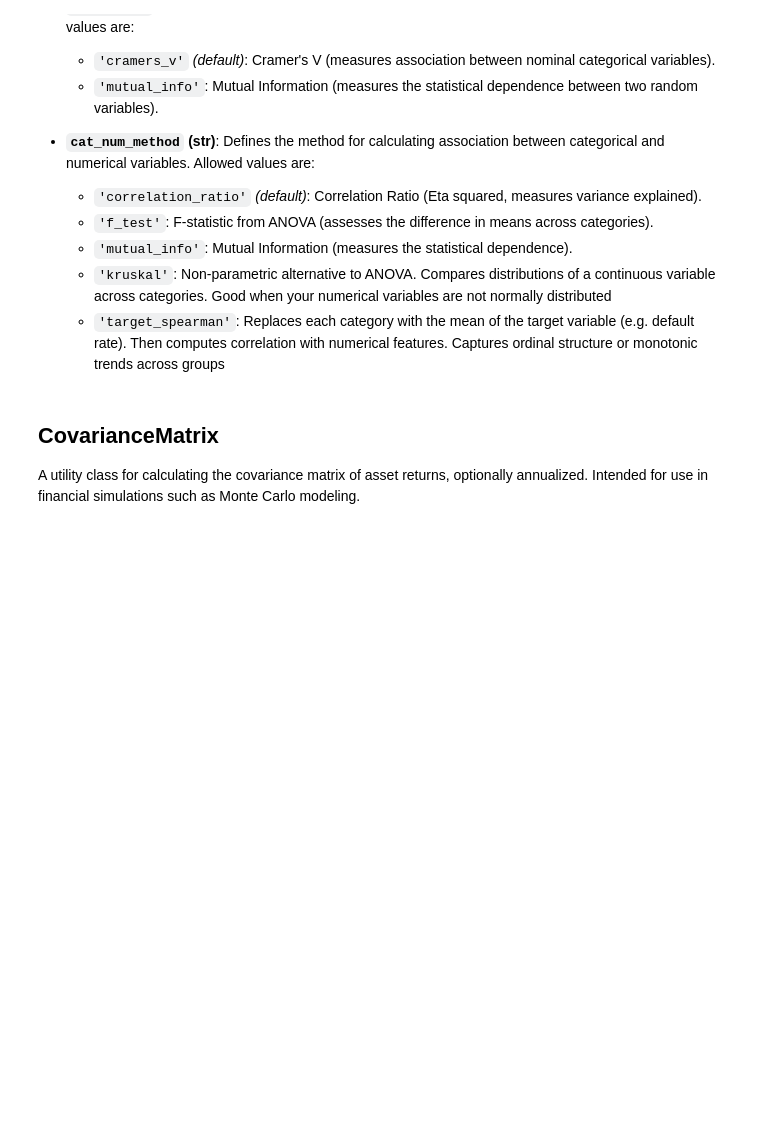
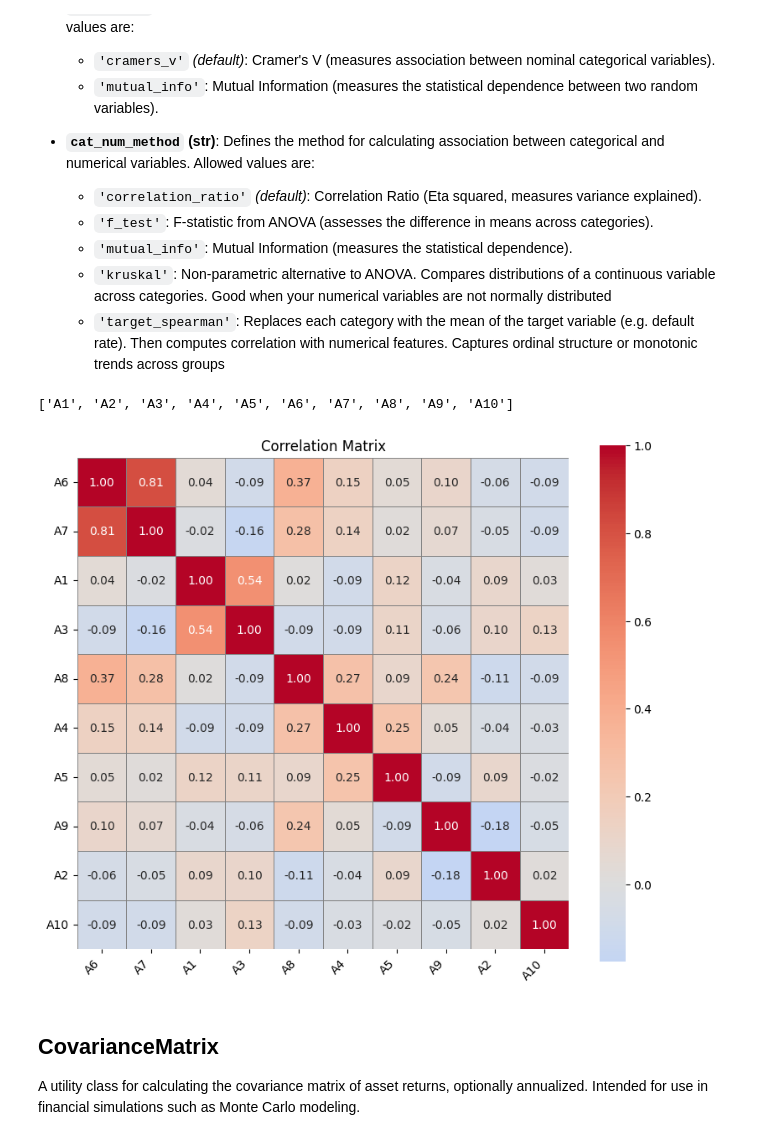
Before and after one commit to soleimanihamed/Daanish, a Jupyter notebook: projects/simulation/main.ipynb, the cells around one changed output. Cells and saved outputs as stored; diff of their text form; code cells hidden in the pictures; blank space fills up the shorter version.

```diff
--- a/projects/simulation/main.ipynb
+++ b/projects/simulation/main.ipynb
@@ -71,14 +71,17 @@ This section calculates and displays correlations between different types of var
 # %%
 main_df = load_data(
     source_type='csv',
-    input_path= os.path.join(os.getcwd(), "data/input/Correlation Analysis - Raw Data.csv"),
+    input_path= os.path.join(os.getcwd(), "data/input/returns_raw.csv"),
 )
 # %%
 analyzer = CorrelationAnalyzer(main_df)
-corr_df,corr_matrix = analyzer.correlation_matrix(num_method="spearman", cat_method="cramers_v",
+corr_df,corr_matrix = analyzer.correlation_matrix(num_method="pearson", cat_method="cramers_v",
                                       cat_num_method="correlation_ratio",return_matrix=True)
 
-# Visualisation.plot_heatmap_matrix(corr_matrix, title="Correlation Matrix")
+Visualisation.plot_heatmap_matrix(corr_matrix, title="Correlation Matrix")
+# %% [output]
+['A1', 'A2', 'A3', 'A4', 'A5', 'A6', 'A7', 'A8', 'A9', 'A10']
+[figure, added]
 # %% [markdown]
 CovarianceMatrix
 ----------------
```
Also changed, not shown: parts of 1 cell of this notebook, 12 other files.
